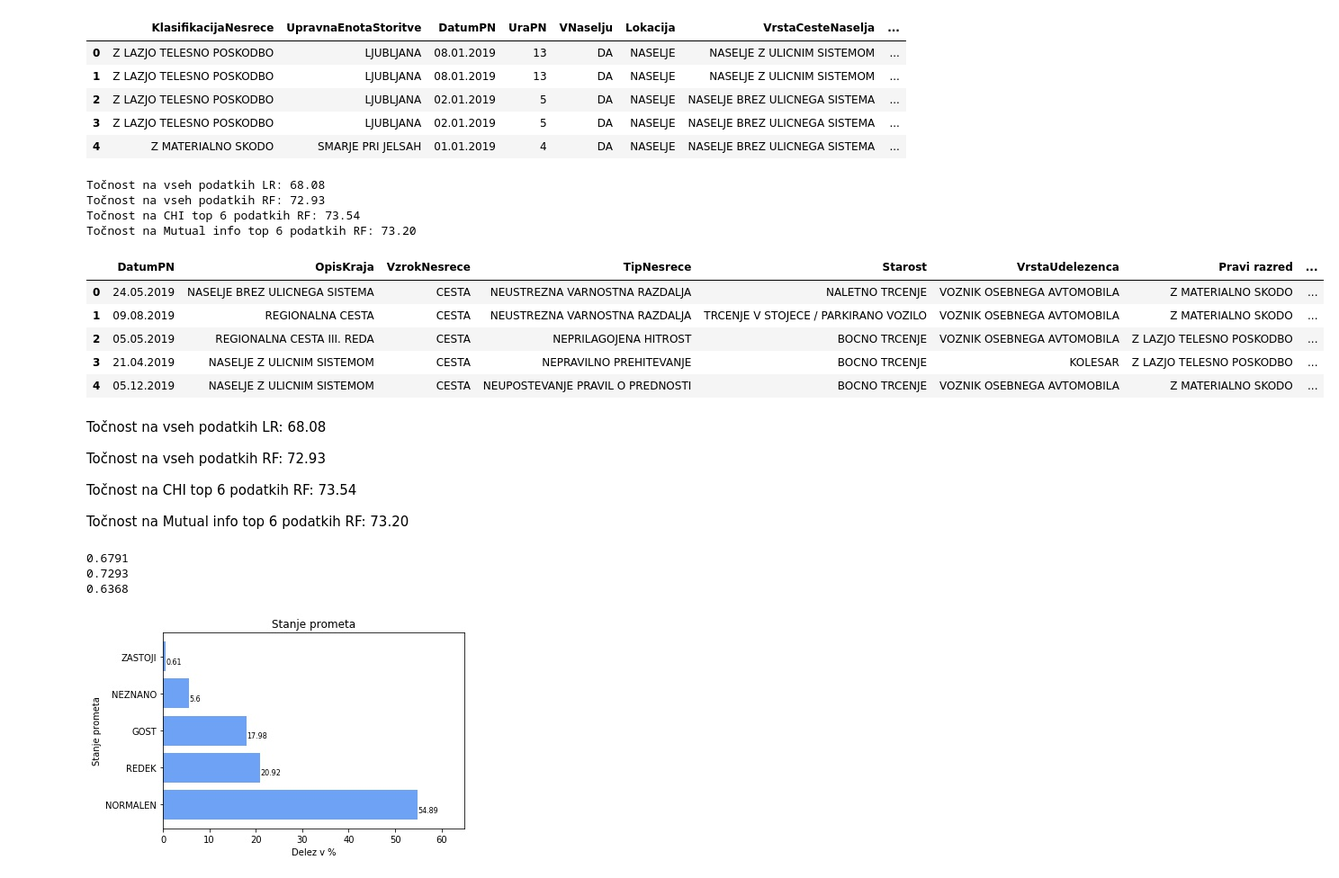
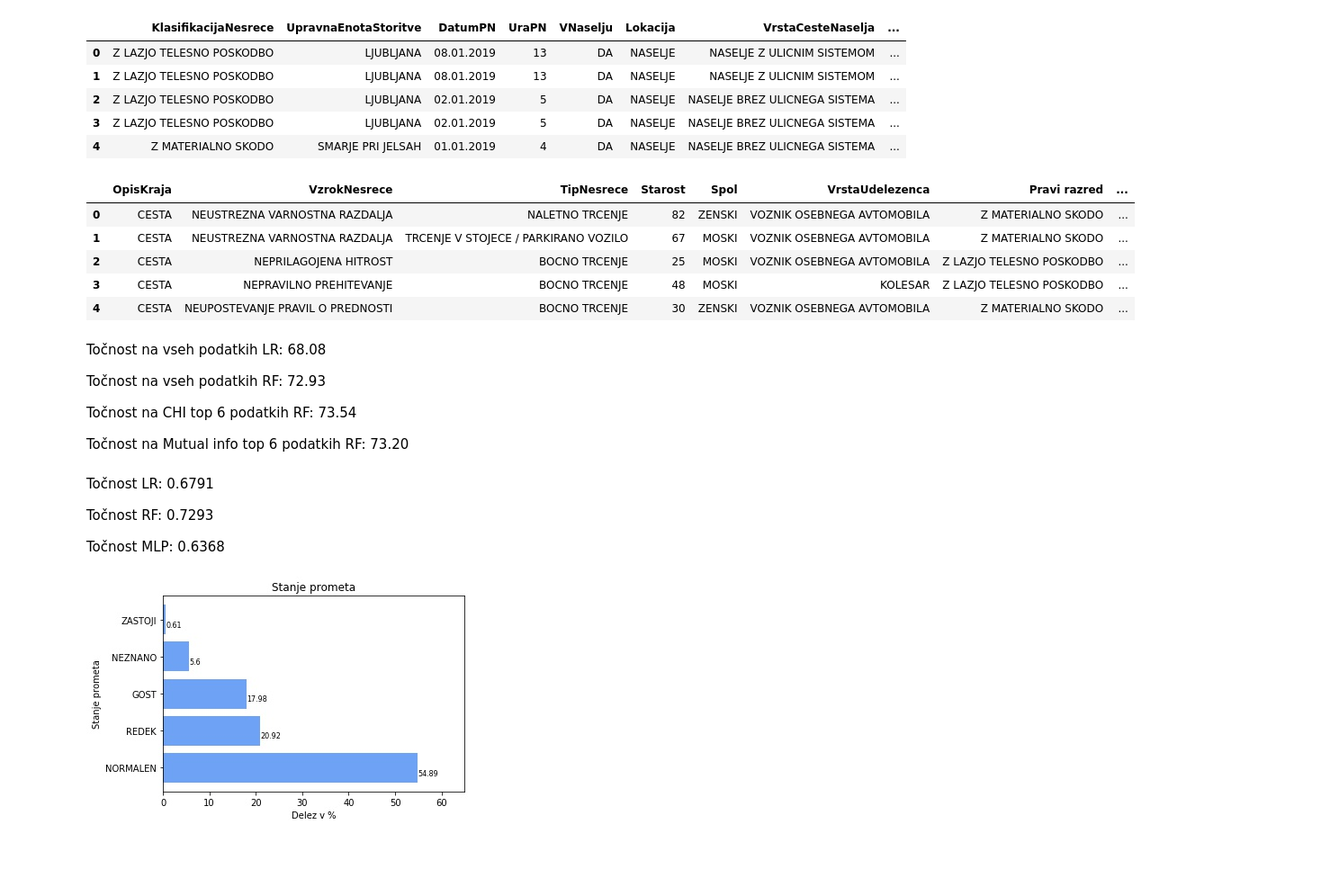
Before and after one commit to ozbej/PR20BOTGJ, a Jupyter notebook: Porocilo Ozbej.ipynb, the cells around one changed output. Shown at 90% size. Cells and saved outputs as stored; diff of their text form; code cells hidden in the pictures; blank space fills up the shorter version.

```diff
--- a/Porocilo Ozbej.ipynb
+++ b/Porocilo Ozbej.ipynb
@@ -373,7 +355,7 @@ def select_features_chi(X_train, y_train, X_test):
     fs.fit(X_train, y_train)
     X_train_fs = fs.transform(X_train)
     X_test_fs = fs.transform(X_test)
-    return X_train_fs, X_test_fs
+    return fs, X_train_fs, X_test_fs
 
 def select_features_mutual(X_train, y_train, X_test):
     fs = SelectKBest(score_func=mutual_info_classif, k=6)
@@ -388,6 +370,7 @@ from sklearn.ensemble import RandomForestClassifier
 import warnings
 warnings.filterwarnings('ignore')
 
+"""
 # Model zgrajen na vseh atributih
 oe, X_train_enc, X_test_enc = prepare_inputs(X_train, X_test)
 le, y_train_enc, y_test_enc = prepare_targets(y_train, y_test)
@@ -408,7 +391,7 @@ print('Točnost na vseh podatkih RF: %.2f' % (accuracy*100))
 oe, X_train_enc, X_test_enc = prepare_inputs(X_train, X_test)
 le, y_train_enc, y_test_enc = prepare_targets(y_train, y_test)
 
-X_train_fs, X_test_fs = select_features_chi(X_train_enc, y_train_enc, X_test_enc)
+fs, X_train_fs, X_test_fs = select_features_chi(X_train_enc, y_train_enc, X_test_enc)
 model = RandomForestClassifier(n_estimators=1000, max_depth=10, random_state=0)
 model.fit(X_train_fs, y_train_enc)
 yhat = model.predict(X_test_fs)
@@ -416,52 +399,45 @@ accuracy = accuracy_score(y_test_enc, yhat)
 print('Točnost na CHI top 6 podatkih RF: %.2f' % (accuracy*100))
 
 
 # Model zgrajen na Mutual info s k=6
 oe, X_train_enc, X_test_enc = prepare_inputs(X_train, X_test)
 le, y_train_enc, y_test_enc = prepare_targets(y_train, y_test)
 
 fs, X_train_fs, X_test_fs = select_features_mutual(X_train_enc, y_train_enc, X_test_enc)
 
 model = RandomForestClassifier(n_estimators=1000, max_depth=10, random_state=0)
 model.fit(X_train_fs, y_train_enc)
 predict = model.predict(X_test_fs)
 accuracy = accuracy_score(y_test_enc, predict)
 print('Točnost na Mutual info top 6 podatkih RF: %.2f' % (accuracy*100))
-
+"""
 
 # Najboljši je RF na CHI top 6 atributih, zato napovemo s tem modelom
 oe, X_train_enc, X_test_enc = prepare_inputs(X_train, X_test)
 le, y_train_enc, y_test_enc = prepare_targets(y_train, y_test)
 
-X_train_fs, X_test_fs = select_features_chi(X_train_enc, y_train_enc, X_test_enc)
+fs, X_train_fs, X_test_fs = select_features_chi(X_train_enc, y_train_enc, X_test_enc)
 model = RandomForestClassifier(n_estimators=1000, max_depth=10, random_state=0)
 model.fit(X_train_fs, y_train_enc)
-yhat = model.predict(X_test_fs)
+predict = model.predict(X_test_fs)
 accuracy = accuracy_score(y_test_enc, yhat)
 
 stolpci = fs.get_support(indices=True)
-stolpci = [x+1 for x in stolpci]
-stolpci = nesrece.columns[stolpci].tolist()
-stolpci.append("Pravi razred")
-stolpci.append("Napovedan razred")
-df = pd.DataFrame(columns=stolpci)
+
+df = pd.DataFrame(columns=["OpisKraja", "VzrokNesrece", "TipNesrece", "Starost", "Spol", "VrstaUdelezenca", "Pravi razred", "Napovedan razred"])
 
 count = 0
 for info, real, predicted in zip(X_test, y_test, le.inverse_transform(predict)):
-    df.loc[count] = [info[1], info[5], info[6], info[7], info[8], info[17], real, predicted]
+    df.loc[count] = [info[6], info[7], info[8], info[14], info[15], info[17], real, predicted]
     count += 1
 df.head()
 # %% [output]
-Točnost na vseh podatkih LR: 68.08
-Točnost na vseh podatkih RF: 72.93
-Točnost na CHI top 6 podatkih RF: 73.54
-Točnost na Mutual info top 6 podatkih RF: 73.20
-|  | DatumPN | OpisKraja | VzrokNesrece | TipNesrece | Starost | VrstaUdelezenca | Pravi razred | ... |
-| 0 | 24.05.2019 | NASELJE BREZ ULICNEGA SISTEMA | CESTA | NEUSTREZNA VARNOSTNA RAZDALJA | NALETNO TRCENJE | VOZNIK OSEBNEGA AVTOMOBILA | Z MATERIALNO SKODO | ... |
-| 1 | 09.08.2019 | REGIONALNA CESTA | CESTA | NEUSTREZNA VARNOSTNA RAZDALJA | TRCENJE V STOJECE / PARKIRANO VOZILO | VOZNIK OSEBNEGA AVTOMOBILA | Z MATERIALNO SKODO | ... |
-| 2 | 05.05.2019 | REGIONALNA CESTA III. REDA | CESTA | NEPRILAGOJENA HITROST | BOCNO TRCENJE | VOZNIK OSEBNEGA AVTOMOBILA | Z LAZJO TELESNO POSKODBO | ... |
-| 3 | 21.04.2019 | NASELJE Z ULICNIM SISTEMOM | CESTA | NEPRAVILNO PREHITEVANJE | BOCNO TRCENJE | KOLESAR | Z LAZJO TELESNO POSKODBO | ... |
-| 4 | 05.12.2019 | NASELJE Z ULICNIM SISTEMOM | CESTA | NEUPOSTEVANJE PRAVIL O PREDNOSTI | BOCNO TRCENJE | VOZNIK OSEBNEGA AVTOMOBILA | Z MATERIALNO SKODO | ... |
+|  | OpisKraja | VzrokNesrece | TipNesrece | Starost | Spol | VrstaUdelezenca | Pravi razred | ... |
+| 0 | CESTA | NEUSTREZNA VARNOSTNA RAZDALJA | NALETNO TRCENJE | 82 | ZENSKI | VOZNIK OSEBNEGA AVTOMOBILA | Z MATERIALNO SKODO | ... |
+| 1 | CESTA | NEUSTREZNA VARNOSTNA RAZDALJA | TRCENJE V STOJECE / PARKIRANO VOZILO | 67 | MOSKI | VOZNIK OSEBNEGA AVTOMOBILA | Z MATERIALNO SKODO | ... |
+| 2 | CESTA | NEPRILAGOJENA HITROST | BOCNO TRCENJE | 25 | MOSKI | VOZNIK OSEBNEGA AVTOMOBILA | Z LAZJO TELESNO POSKODBO | ... |
+| 3 | CESTA | NEPRAVILNO PREHITEVANJE | BOCNO TRCENJE | 48 | MOSKI | KOLESAR | Z LAZJO TELESNO POSKODBO | ... |
+| 4 | CESTA | NEUPOSTEVANJE PRAVIL O PREDNOSTI | BOCNO TRCENJE | 30 | ZENSKI | VOZNIK OSEBNEGA AVTOMOBILA | Z MATERIALNO SKODO | ... |
 # %% [markdown]
 Točnost na vseh podatkih LR: 68.08
 
@@ -471,6 +447,7 @@ Točnost na CHI top 6 podatkih RF: 73.54
 
 Točnost na Mutual info top 6 podatkih RF: 73.20
 # %%
+"""
 from sklearn import svm
 from sklearn.ensemble import RandomForestClassifier
 from sklearn.neural_network import MLPClassifier
@@ -492,10 +469,14 @@ print(round(RF.score(X_test, y_test), 4))
 NN = MLPClassifier(solver='lbfgs', alpha=1e-5, hidden_layer_sizes=(150, 10), random_state=1).fit(X_tr, y_tr)
 NN.predict(X_test)
 print(round(NN.score(X_test, y_test), 4))
+"""
+pass
-# %% [output]
-0.6791
-0.7293
-0.6368
+# %% [markdown]
+Točnost LR: 0.6791
+
+Točnost RF: 0.7293
+
+Točnost MLP: 0.6368
 # %%
 from collections import Counter
 
```
Also changed, not shown: parts of 3 cells of this notebook, 5 other files.
